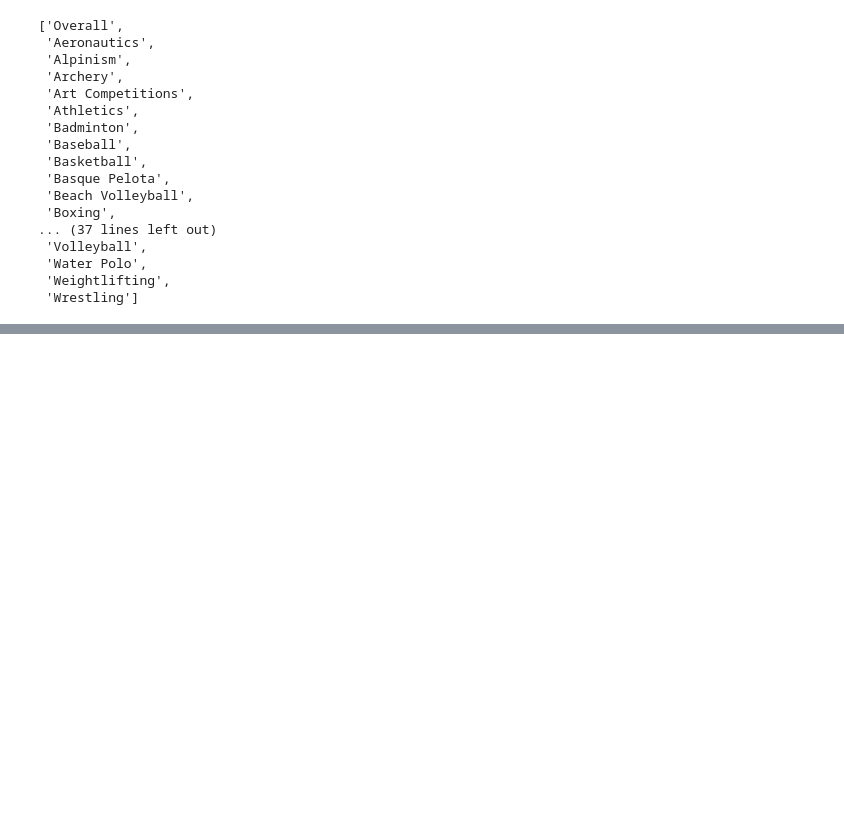
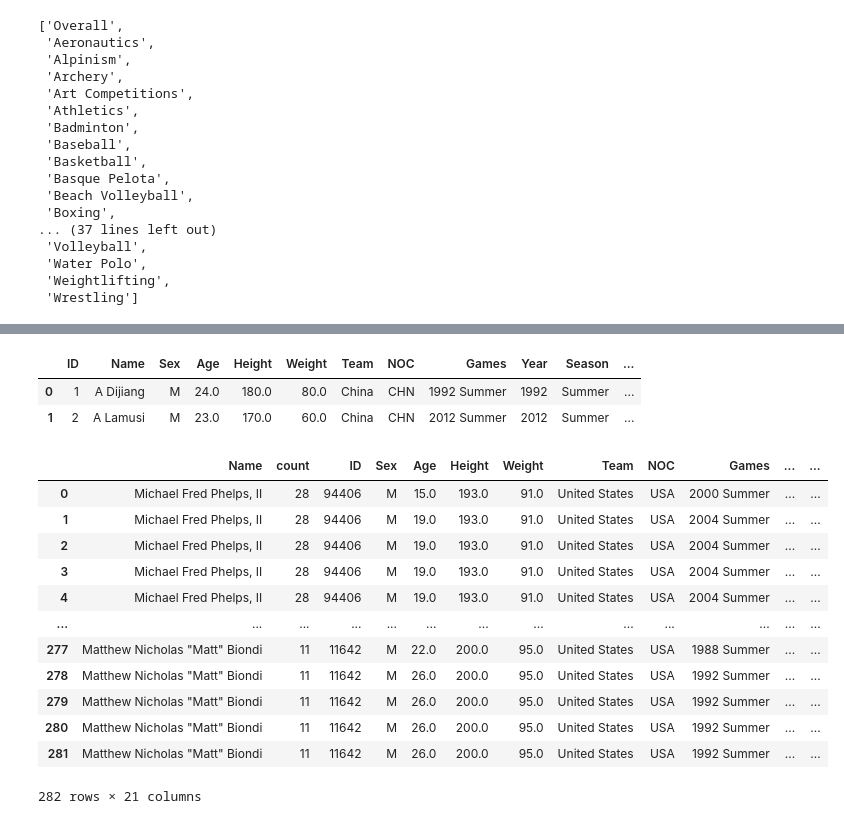
Before and after one commit to PiyushLuitel-07/Olympics-Data-Analysis, a Jupyter notebook: analysis.ipynb, the cells around one changed output, grey strips where cells are left out. Saved outputs shown, nothing was run; the diff lists cells and outputs as text; code cells hidden in the pictures; blank space fills up the shorter version.

Commit message:
finally the error in most_successful() function is fixed successfully

```diff
--- a/analysis.ipynb
+++ b/analysis.ipynb
@@ -423,0 +427,8 @@ sport_list
+# %%
+def most_successful(df,sport):
+    temp_df=df.dropna(subset=['Medal'])
+
+    if sport !='Overall':
+        temp_df=temp_df[temp_df['Sport']==sport]
+
+    return temp_df['Name'].value_counts().reset_index().head(15)
@@ -423,0 +460,10 @@ sport_list
+# %%
+def most_successful(df, sport):
+    temp_df = df.dropna(subset=['Medal'])
+
+    if sport != 'Overall':
+        temp_df = temp_df[temp_df['Sport'] == sport]
+
+    x = temp_df['Name'].value_counts().reset_index().head(15)
+
+    return x
@@ -423,0 +489,36 @@ sport_list
+# %%
+df.head(2)
+# %% [output]
+|  | ID | Name | Sex | Age | Height | Weight | Team | NOC | Games | Year | Season | ... |
+| 0 | 1 | A Dijiang | M | 24.0 | 180.0 | 80.0 | China | CHN | 1992 Summer | 1992 | Summer | ... |
+| 1 | 2 | A Lamusi | M | 23.0 | 170.0 | 60.0 | China | CHN | 2012 Summer | 2012 | Summer | ... |
+# %%
+def most_successful(df, sport):
+    temp_df = df.dropna(subset=['Medal'])
+
+    if sport != 'Overall':
+        temp_df = temp_df[temp_df['Sport'] == sport]
+
+    x = temp_df['Name'].value_counts().reset_index().head(15)
+    x['count'] = x['count'].astype('object')
+    result = x.merge(df, left_on='Name', right_on='Name', how='left')
+    # [['Name_x', 'count', 'Sport', 'region']].drop_duplicates('Name_x')
+    # result['count']=result['count'].astype('int')
+    # result.rename(columns={'Name_x': 'Name', 'count': 'Medals'}, inplace=True)
+    return result
+# %%
+most_successful(df,'Overall')
+# %% [output]
+|  | Name | count | ID | Sex | Age | Height | Weight | Team | NOC | Games | ... | ... |
+| 0 | Michael Fred Phelps, II | 28 | 94406 | M | 15.0 | 193.0 | 91.0 | United States | USA | 2000 Summer | ... | ... |
+| 1 | Michael Fred Phelps, II | 28 | 94406 | M | 19.0 | 193.0 | 91.0 | United States | USA | 2004 Summer | ... | ... |
+| 2 | Michael Fred Phelps, II | 28 | 94406 | M | 19.0 | 193.0 | 91.0 | United States | USA | 2004 Summer | ... | ... |
+| 3 | Michael Fred Phelps, II | 28 | 94406 | M | 19.0 | 193.0 | 91.0 | United States | USA | 2004 Summer | ... | ... |
+| 4 | Michael Fred Phelps, II | 28 | 94406 | M | 19.0 | 193.0 | 91.0 | United States | USA | 2004 Summer | ... | ... |
+| ... | ... | ... | ... | ... | ... | ... | ... | ... | ... | ... | ... | ... |
+| 277 | Matthew Nicholas "Matt" Biondi | 11 | 11642 | M | 22.0 | 200.0 | 95.0 | United States | USA | 1988 Summer | ... | ... |
+| 278 | Matthew Nicholas "Matt" Biondi | 11 | 11642 | M | 26.0 | 200.0 | 95.0 | United States | USA | 1992 Summer | ... | ... |
+| 279 | Matthew Nicholas "Matt" Biondi | 11 | 11642 | M | 26.0 | 200.0 | 95.0 | United States | USA | 1992 Summer | ... | ... |
+| 280 | Matthew Nicholas "Matt" Biondi | 11 | 11642 | M | 26.0 | 200.0 | 95.0 | United States | USA | 1992 Summer | ... | ... |
+| 281 | Matthew Nicholas "Matt" Biondi | 11 | 11642 | M | 26.0 | 200.0 | 95.0 | United States | USA | 1992 Summer | ... | ... |
+282 rows × 21 columns
```
Also changed, not shown: parts of 8 cells of this notebook.
